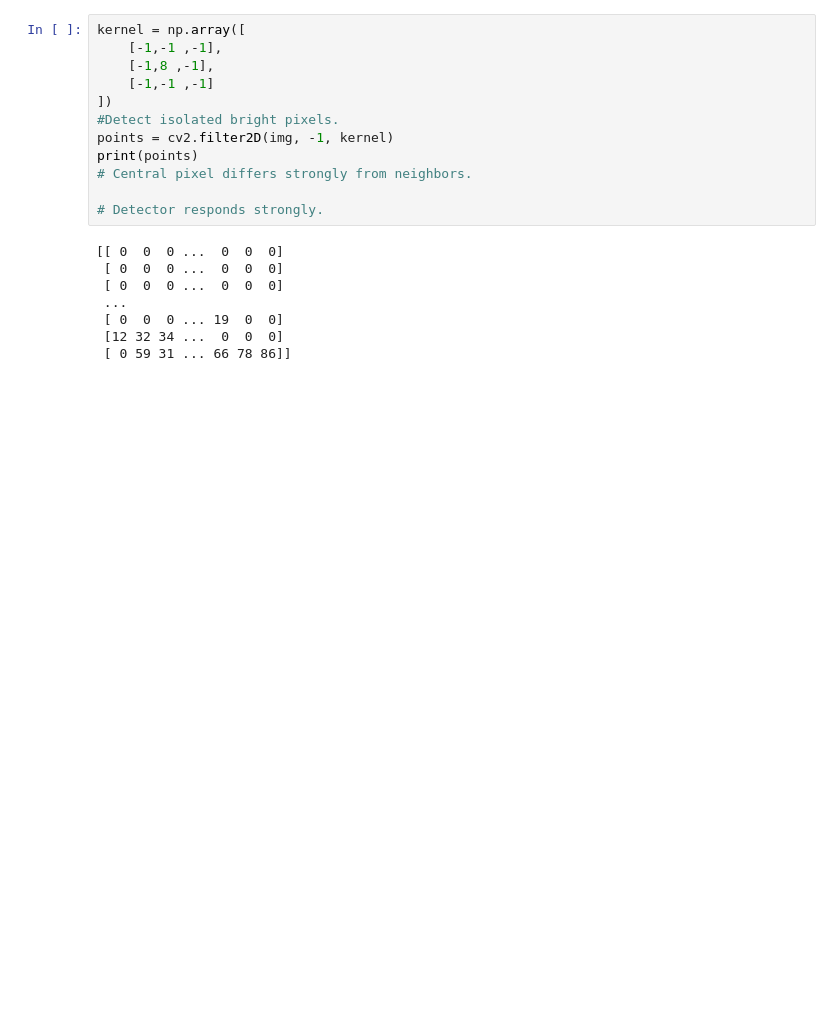
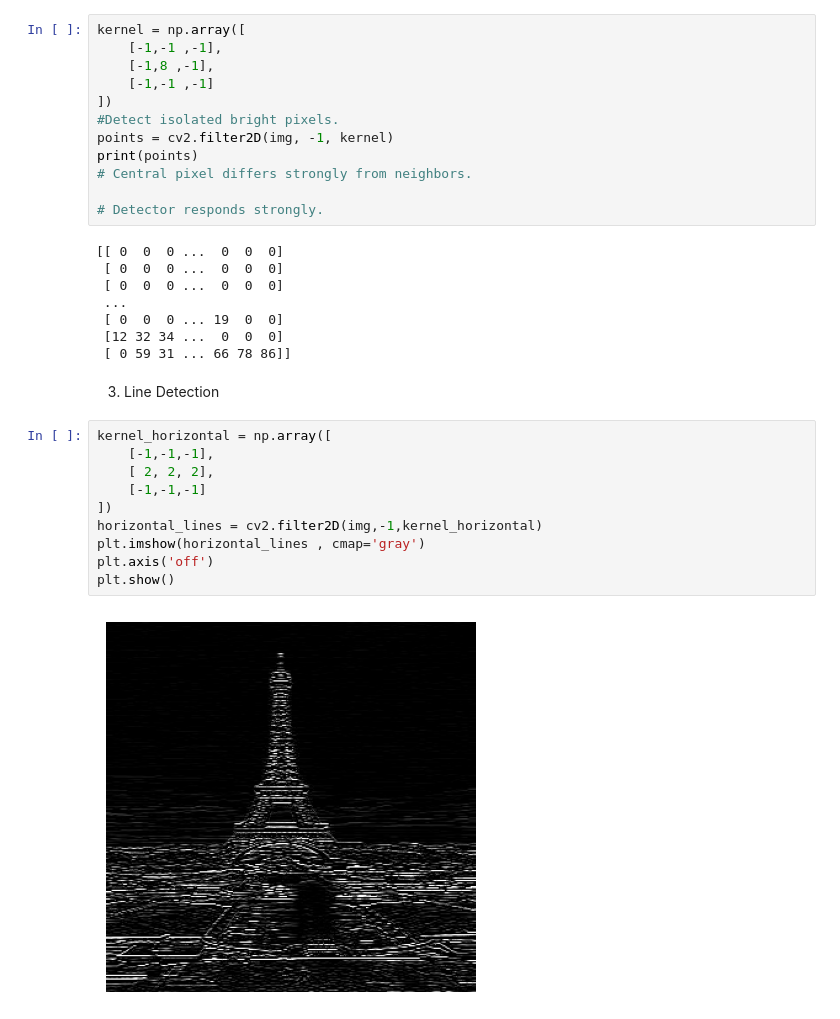
Before and after one commit to mohamed31123/ia-enginner-labs, a Jupyter notebook: computer_vision/Untitled1.ipynb, the cells around one changed output. Cells and saved outputs as stored; diff of their text form; blank space fills up the shorter version.

```diff
--- a/computer_vision/Untitled1.ipynb
+++ b/computer_vision/Untitled1.ipynb
@@ -91,3 +91,17 @@ print(points)
  [ 0  0  0 ... 19  0  0]
  [12 32 34 ...  0  0  0]
  [ 0 59 31 ... 66 78 86]]
+# %% [markdown]
+3. Line Detection
+# %%
+kernel_horizontal = np.array([
+    [-1,-1,-1],
+    [ 2, 2, 2],
+    [-1,-1,-1]
+])
+horizontal_lines = cv2.filter2D(img,-1,kernel_horizontal)
+plt.imshow(horizontal_lines , cmap='gray')
+plt.axis('off')
+plt.show()
+# %% [output]
+[figure, added]
```
Also changed, not shown: parts of 3 cells of this notebook.
